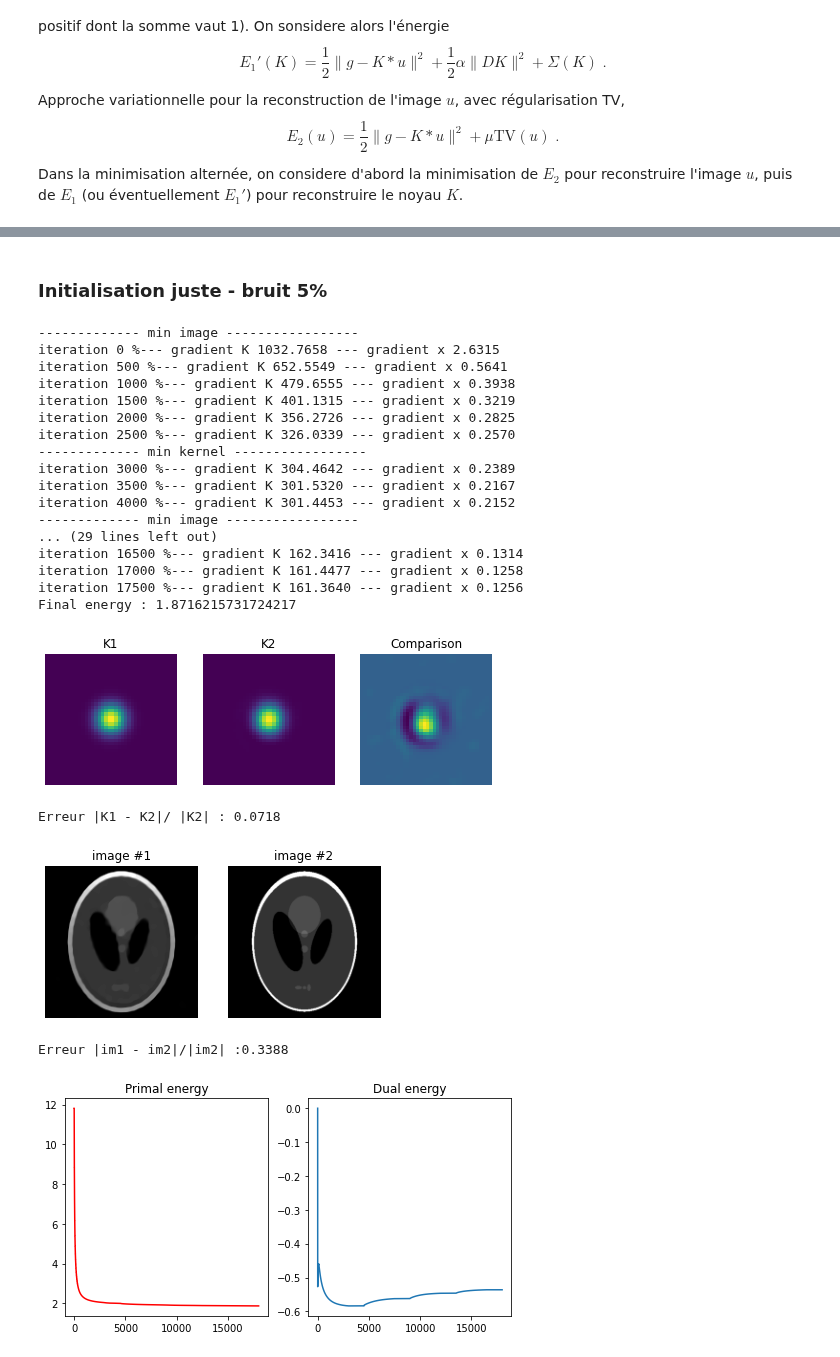
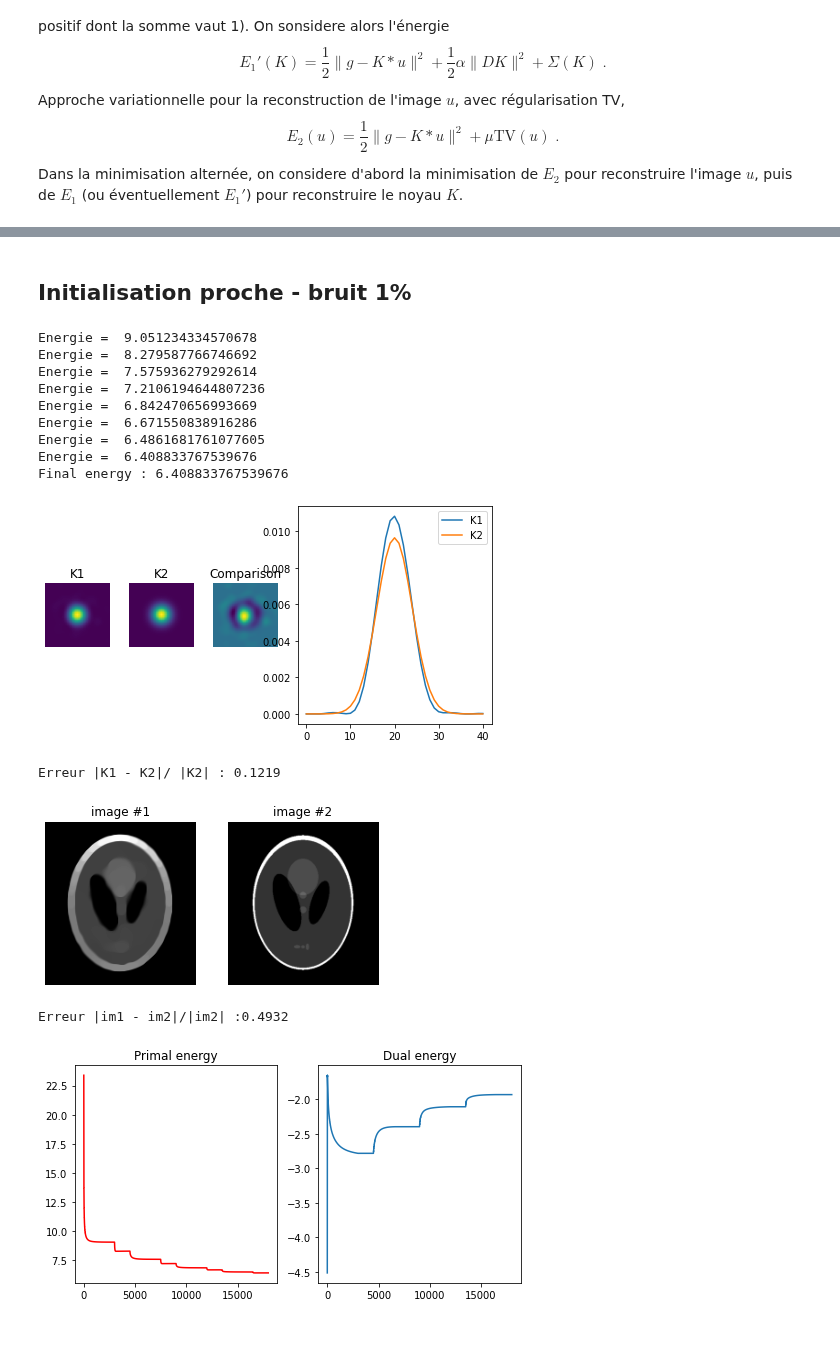
Before and after one commit to ceciledellavalle/BlindDeconvolution, a Jupyter notebook: alternee.ipynb, the cells around one changed output, grey strips where cells are left out. Drawn from its saved outputs; the diff is of its cells as text; code cells hidden in the pictures.

```diff
--- a/alternee.ipynb
+++ b/alternee.ipynb
@@ -50,0 +53,8 @@ Erreur |x_noisy - x_true|_2 :0.5107
+# %%
+alpha = 500
+mu    = 0.005
+K_in  = K_shift.copy()
+x_in  = x_o1
+K_out,x_out,Ep12,Ed12 = AlternatingBD(K_in,x_in,x_o1,alpha,mu,\
+                  alte=4,niter_TV=1500,niter_Lap=500,\
+                  proj_simplex=True,verbose=False)
@@ -51,28 +96,20 @@ Erreur |x_noisy - x_true|_2 :0.5107
 # %% [markdown]
-### Initialisation juste - bruit 5%
+## Initialisation proche - bruit 1%
 # %%
-alpha = 100
-mu    = 0.001
-K_in  = K.copy()
+alpha = 500
+mu    = 0.005
+K_in  = K_shift.copy()
 x_in  = x_o1
-K_out,x_out,Ep11,Ed11 = AlternatingBD(K_in,x_in,x_o1,alpha,mu,\
+K_out2,x_out2,Ep13,Ed13 = AlternatingBD(K_in,x_in,x_o1,alpha,mu,\
                   alte=4,niter_TV=1500,niter_Lap=1500,\
-                  proj_simplex=True)
+                  proj_simplex=True,verbose=False)
 # %% [output]
-------------- min image -----------------
-iteration 0 %--- gradient K 1032.7658 --- gradient x 2.6315
-iteration 500 %--- gradient K 652.5549 --- gradient x 0.5641
-iteration 1000 %--- gradient K 479.6555 --- gradient x 0.3938
-iteration 1500 %--- gradient K 401.1315 --- gradient x 0.3219
-iteration 2000 %--- gradient K 356.2726 --- gradient x 0.2825
-iteration 2500 %--- gradient K 326.0339 --- gradient x 0.2570
-------------- min kernel -----------------
-iteration 3000 %--- gradient K 304.4642 --- gradient x 0.2389
-iteration 3500 %--- gradient K 301.5320 --- gradient x 0.2167
-iteration 4000 %--- gradient K 301.4453 --- gradient x 0.2152
-------------- min image -----------------
-... (29 lines left out)
-iteration 16500 %--- gradient K 162.3416 --- gradient x 0.1314
-iteration 17000 %--- gradient K 161.4477 --- gradient x 0.1258
-iteration 17500 %--- gradient K 161.3640 --- gradient x 0.1256
-Final energy : 1.8716215731724217
+Energie =  9.051234334570678
+Energie =  8.279587766746692
+Energie =  7.575936279292614
+Energie =  7.2106194644807236
+Energie =  6.842470656993669
+Energie =  6.671550838916286
+Energie =  6.4861681761077605
+Energie =  6.408833767539676
+Final energy : 6.408833767539676
@@ -81,10 +116,10 @@ Export_ep(Ep11,label='1',cas='1')
 # %%
-Display_ker(K_out,K_in,mysize=(8,4))
+Display_ker(K_out,K,mysize=(8,4))
 Display_im(x_out,x_i,mysize=(6,3))
-Display_epd(Ep11,Ed11)
+Display_epd(Ep13,Ed13)
 # %% [output]
-[figure, old version]
+[figure, new version]
-Erreur |K1 - K2|/ |K2| : 0.0718
+Erreur |K1 - K2|/ |K2| : 0.1219
-[figure, old version]
+[figure, new version]
-Erreur |im1 - im2|/|im2| :0.3388
+Erreur |im1 - im2|/|im2| :0.4932
-[figure, old version]
+[figure, new version]
```
Also changed, not shown: parts of 29 cells of this notebook, 22 other files.
